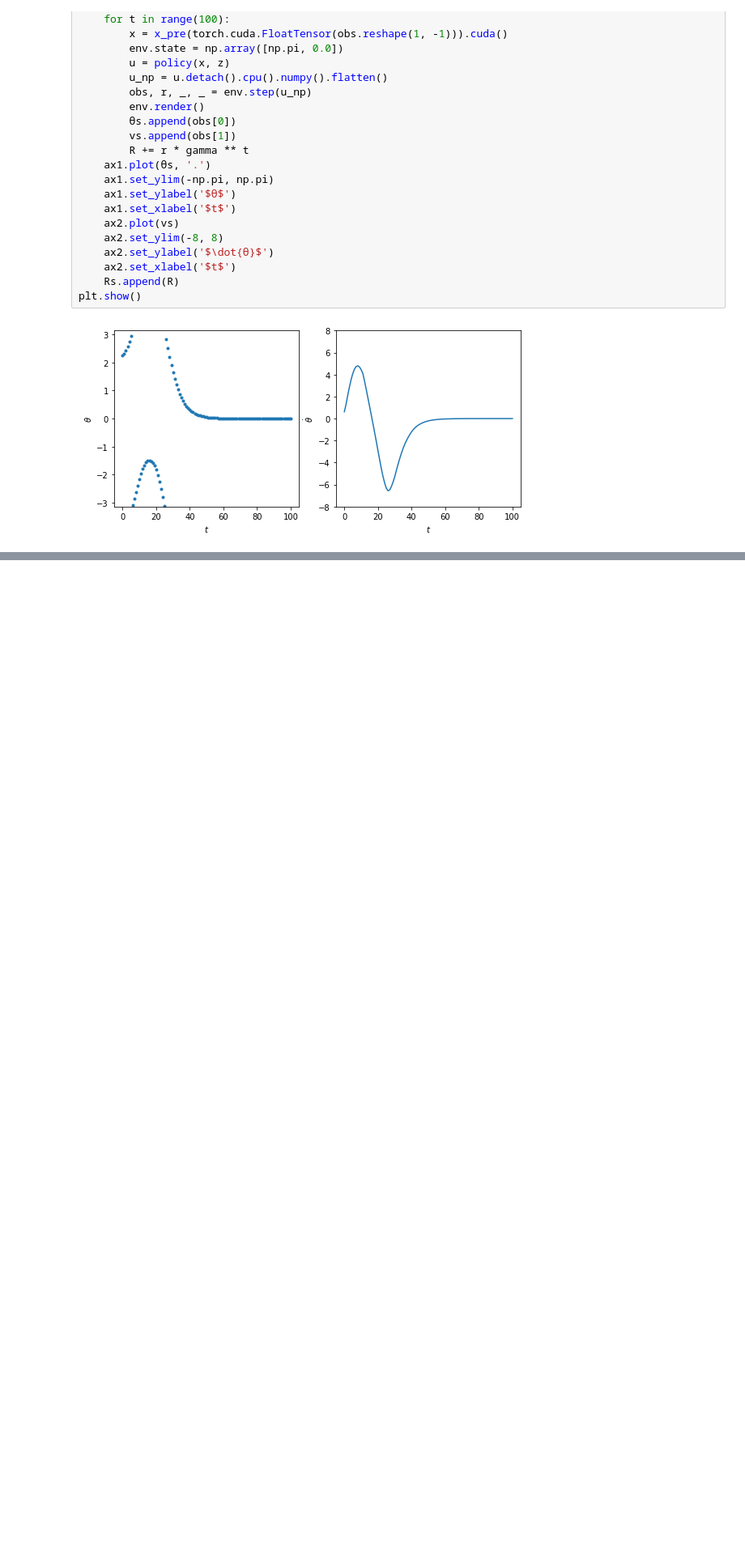
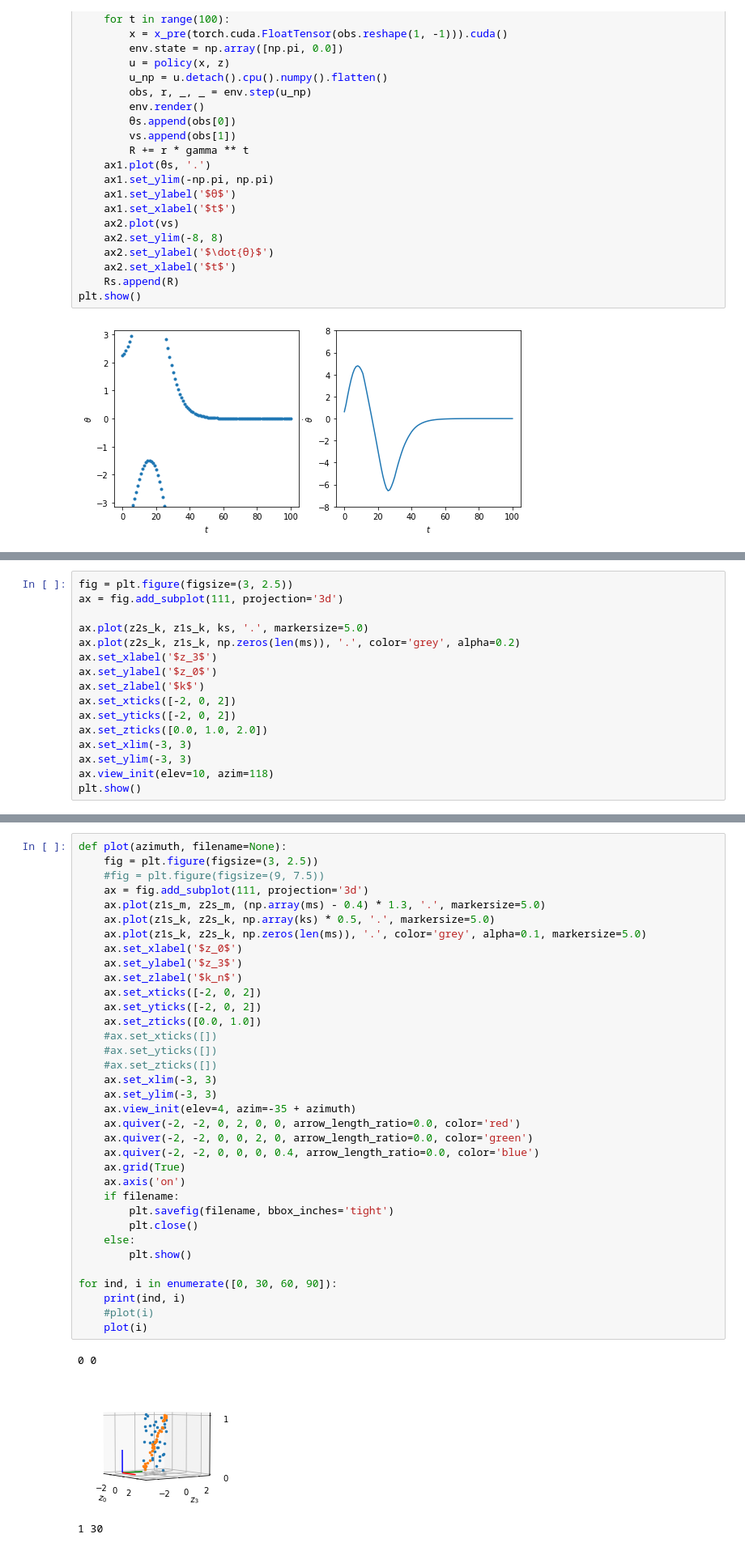
Before and after one commit to isacarnekvist/rl-project, a Jupyter notebook: stitching/train.ipynb, the cells around one changed output, grey strips where cells are left out. Shown at 81% size. Cells and saved outputs as stored; diff of their text form; blank space fills up the shorter version.

```diff
--- a/stitching/train.ipynb
+++ b/stitching/train.ipynb
@@ -688,0 +860,16 @@ env.close()
+# %%
+fig = plt.figure(figsize=(3, 2.5))
+ax = fig.add_subplot(111, projection='3d')
+
+ax.plot(z2s_k, z1s_k, ks, '.', markersize=5.0)
+ax.plot(z2s_k, z1s_k, np.zeros(len(ms)), '.', color='grey', alpha=0.2)
+ax.set_xlabel('$z_3$')
+ax.set_ylabel('$z_0$')
+ax.set_zlabel('$k$')
+ax.set_xticks([-2, 0, 2])
+ax.set_yticks([-2, 0, 2])
+ax.set_zticks([0.0, 1.0, 2.0])
+ax.set_xlim(-3, 3)
+ax.set_ylim(-3, 3)
+ax.view_init(elev=10, azim=118)
+plt.show()
@@ -688,0 +879,39 @@ env.close()
+# %%
+def plot(azimuth, filename=None):
+    fig = plt.figure(figsize=(3, 2.5))
+    #fig = plt.figure(figsize=(9, 7.5))
+    ax = fig.add_subplot(111, projection='3d')
+    ax.plot(z1s_m, z2s_m, (np.array(ms) - 0.4) * 1.3, '.', markersize=5.0)
+    ax.plot(z1s_k, z2s_k, np.array(ks) * 0.5, '.', markersize=5.0)
+    ax.plot(z1s_k, z2s_k, np.zeros(len(ms)), '.', color='grey', alpha=0.1, markersize=5.0)
+    ax.set_xlabel('$z_0$')
+    ax.set_ylabel('$z_3$')
+    ax.set_zlabel('$k_n$')
+    ax.set_xticks([-2, 0, 2])
+    ax.set_yticks([-2, 0, 2])
+    ax.set_zticks([0.0, 1.0])
+    #ax.set_xticks([])
+    #ax.set_yticks([])
+    #ax.set_zticks([])
+    ax.set_xlim(-3, 3)
+    ax.set_ylim(-3, 3)
+    ax.view_init(elev=4, azim=-35 + azimuth)
+    ax.quiver(-2, -2, 0, 2, 0, 0, arrow_length_ratio=0.0, color='red')
+    ax.quiver(-2, -2, 0, 0, 2, 0, arrow_length_ratio=0.0, color='green')
+    ax.quiver(-2, -2, 0, 0, 0, 0.4, arrow_length_ratio=0.0, color='blue')
+    ax.grid(True)
+    ax.axis('on')
+    if filename:
+        plt.savefig(filename, bbox_inches='tight')
+        plt.close()
+    else:
+        plt.show()
+
+for ind, i in enumerate([0, 30, 60, 90]):
+    print(ind, i)
+    #plot(i)
+    plot(i)
+# %% [output]
+0 0
+[figure, added]
+1 30
```
Also changed, not shown: parts of 17 cells of this notebook, 2 other files.
